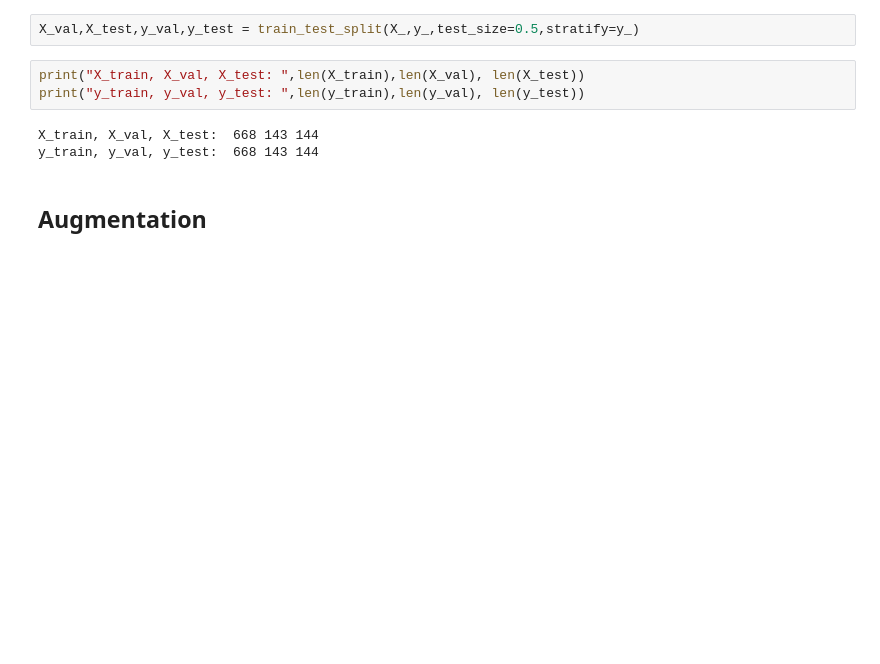
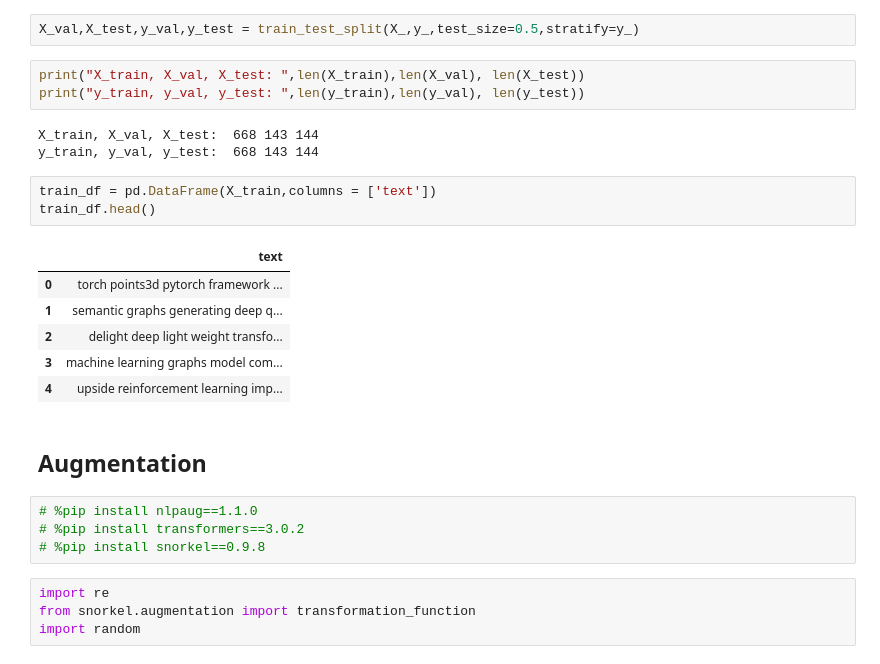
Before and after one commit to Momilijaz96/Tagifai, a Jupyter notebook: Tagify/data.ipynb, the cells around one changed output. Drawn from its saved outputs; the diff is of its cells as text; blank space fills up the shorter version.

```diff
--- a/Tagify/data.ipynb
+++ b/Tagify/data.ipynb
@@ -232,5 +250,23 @@ print("y_train, y_val, y_test: ",len(y_train),len(y_val), len(y_test))
 # %% [output]
 X_train, X_val, X_test:  668 143 144
 y_train, y_val, y_test:  668 143 144
+# %%
+train_df = pd.DataFrame(X_train,columns = ['text'])
+train_df.head()
+# %% [output]
+|  | text |
+| 0 | torch points3d pytorch framework ... |
+| 1 | semantic graphs generating deep q... |
+| 2 | delight deep light weight transfo... |
+| 3 | machine learning graphs model com... |
+| 4 | upside reinforcement learning imp... |
 # %% [markdown]
 ## Augmentation
+# %%
+# %pip install nlpaug==1.1.0
+# %pip install transformers==3.0.2
+# %pip install snorkel==0.9.8
+# %%
+import re
+from snorkel.augmentation import transformation_function
+import random
```
Also changed, not shown: parts of 9 cells of this notebook.
